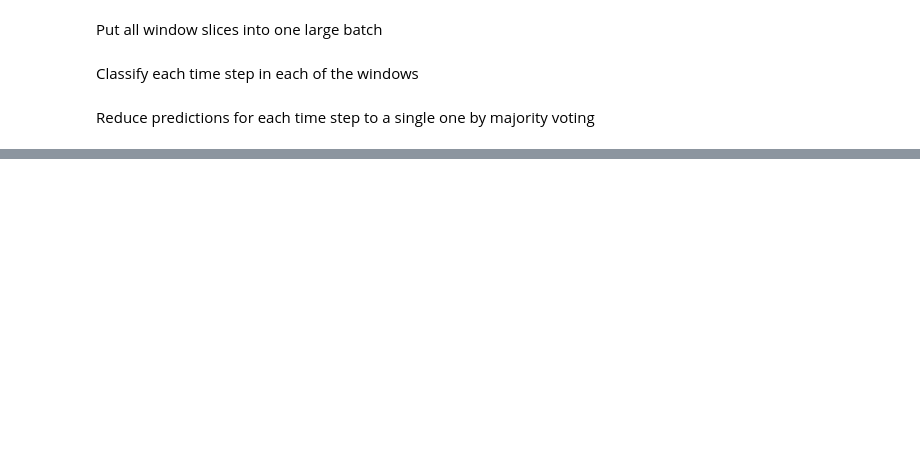
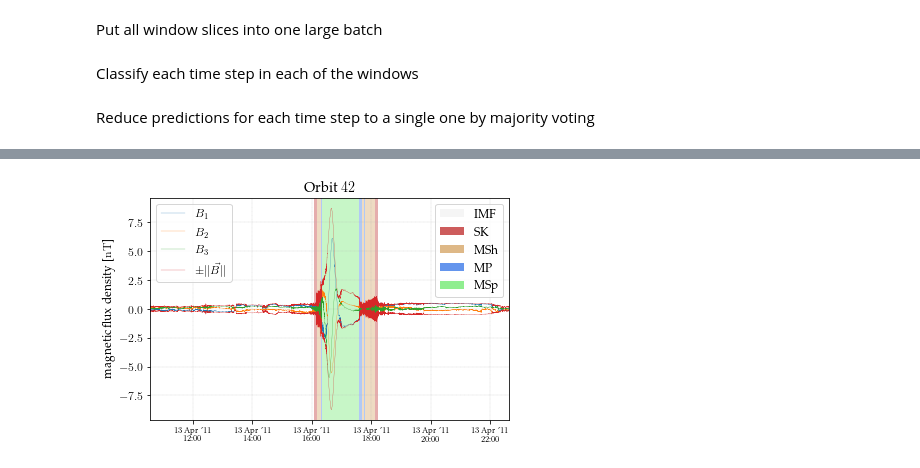
Before and after one commit to nkirschi/Freddie, a Jupyter notebook: notebooks/model/inference.ipynb, the cells around one changed output, grey strips where cells are left out. Cells and saved outputs as stored; diff of their text form; code cells hidden in the pictures; blank space fills up the shorter version.

```diff
--- a/notebooks/model/inference.ipynb
+++ b/notebooks/model/inference.ipynb
@@ -57,0 +68,2 @@ pred = pred.argmax(dim=1)                   # select the class with highest prob
+# %%
+pred_avg = F.softmax(pred, dim=1)
@@ -81,0 +94,16 @@ harry_plotter.plot_orbit(
+# %%
+df_orbit = ds.get_orbits()[0]
+figpath = str(ioutils.resolve_path(c.TEMP_DIR) / c.MESSENGER(ORBIT_ID)) + "_inference_avg.pdf"
+harry_plotter.plot_orbit(
+    df_orbit.index,
+    (df_orbit["BX_MSO"],
+    df_orbit["BY_MSO"],
+    df_orbit["BZ_MSO"]),
+    symbol="B",
+    labels=labels_avg,
+    title=f"Orbit ${ORBIT_ID}$",
+    ylabel="magnetic flux density [\si{nT}]",
+    outfile=figpath
+)
+# %% [output]
+[figure, added]
```
Also changed, not shown: parts of 8 cells of this notebook.
